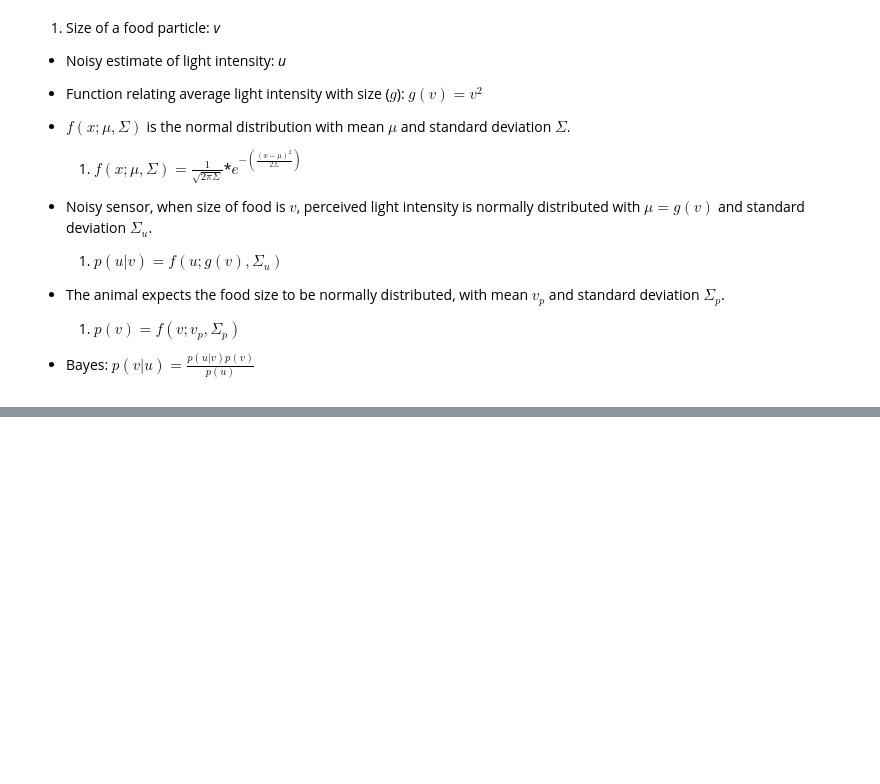
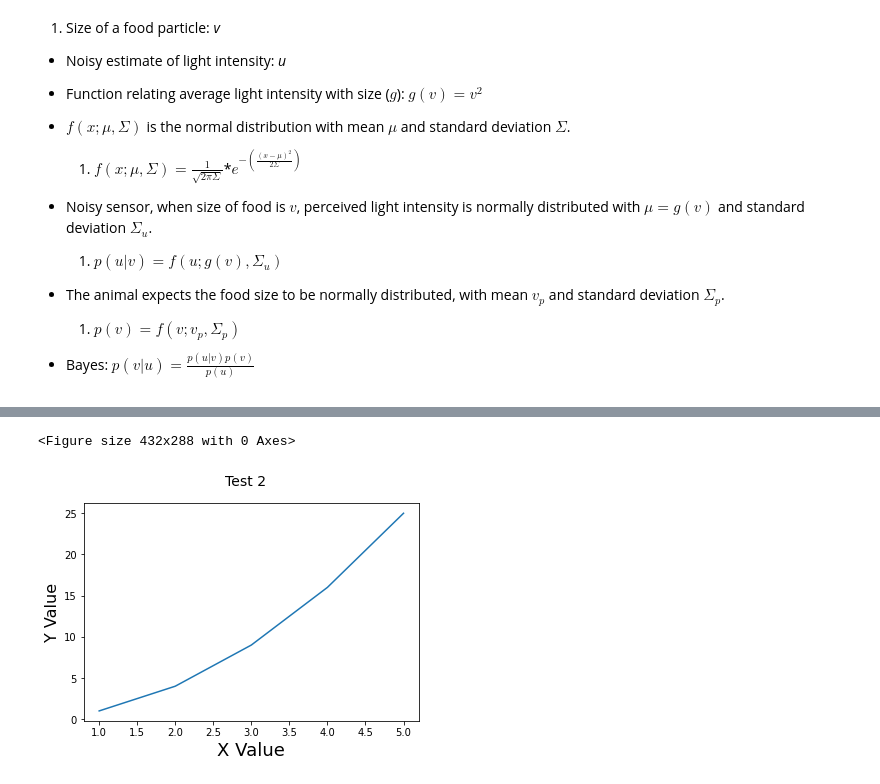
Before and after one commit to nickjalbert/reading, a Jupyter notebook: code/tutorial_problem_1.ipynb, the cells around one changed output, grey strips where cells are left out. Saved outputs shown, nothing was run; the diff lists cells and outputs as text; code cells hidden in the pictures; blank space fills up the shorter version.

```diff
--- a/code/tutorial_problem_1.ipynb
+++ b/code/tutorial_problem_1.ipynb
@@ -44,0 +69,13 @@ plt.show()
+# %%
+plt.clf()
+fig = plt.figure()
+new_x = [1, 2, 3, 4, 5]
+new_y = [1, 4, 9, 16, 25]
+plt.plot(new_x, new_y)
+fig.suptitle('Test 2', fontsize=14)
+plt.xlabel('X Value', fontsize=18)
+plt.ylabel('Y Value', fontsize=16)
+plt.show()
+# %% [output]
+<Figure size 432x288 with 0 Axes>
+[figure, added]
```
Also changed, not shown: parts of 1 cell of this notebook.
